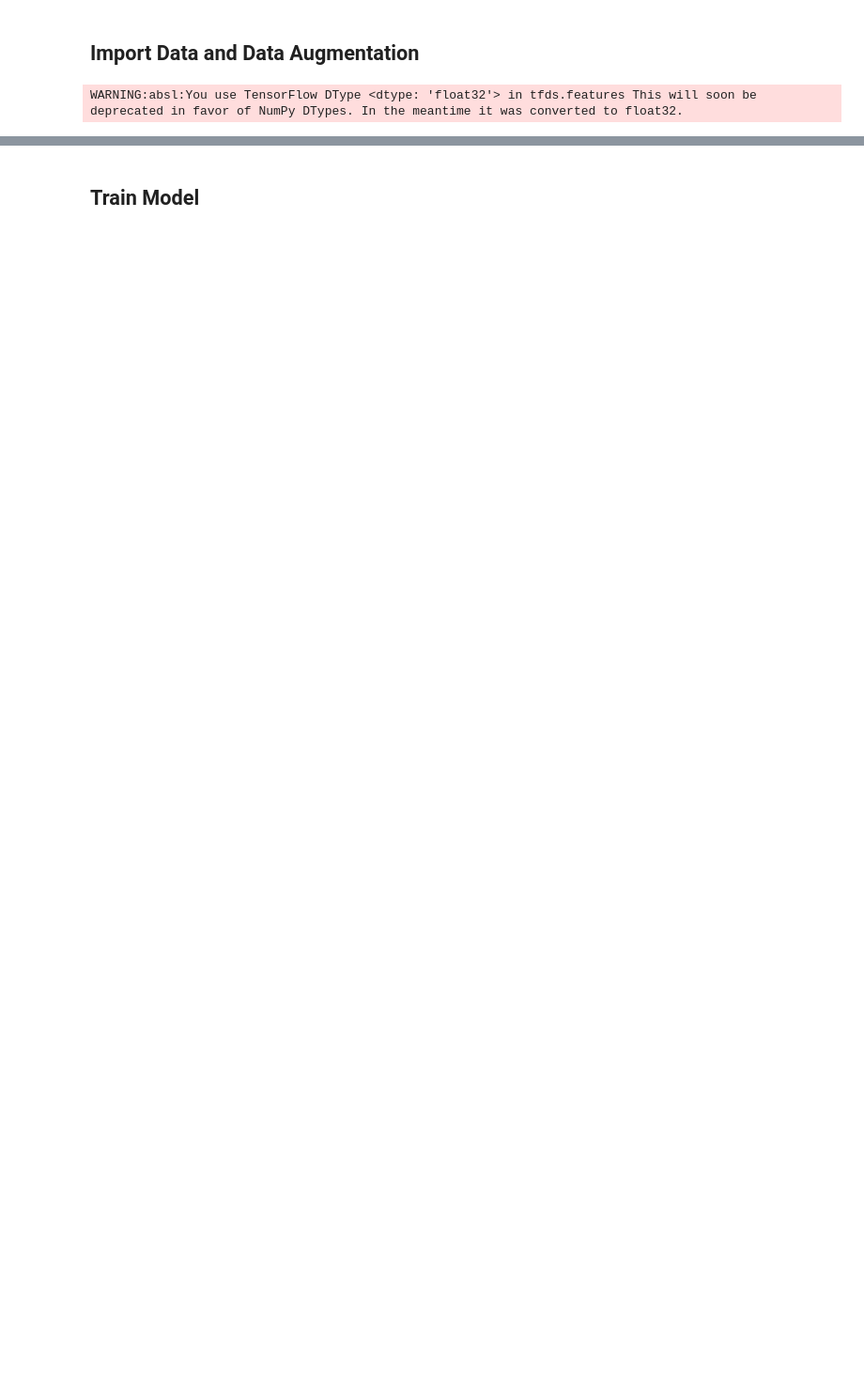
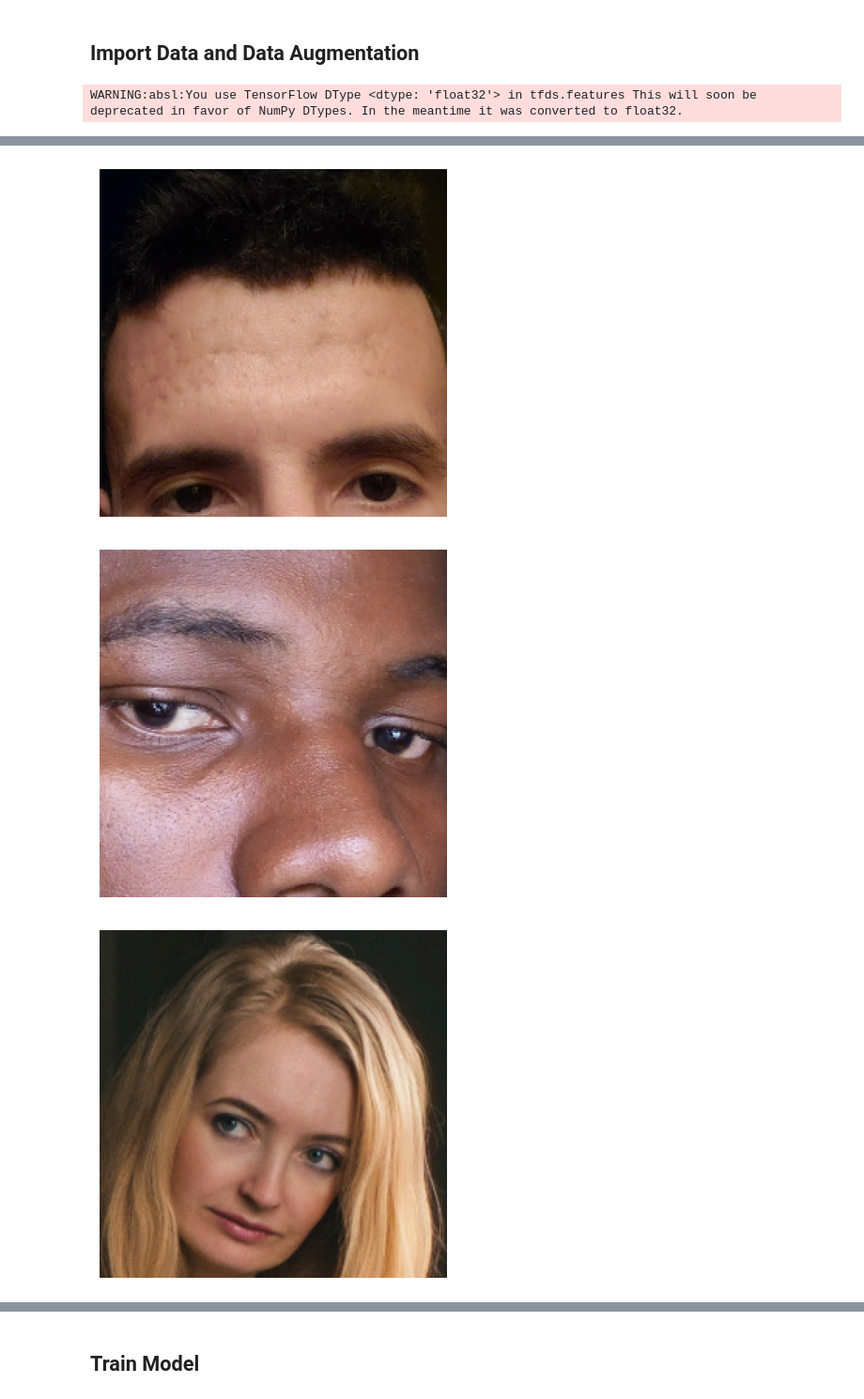
Before and after one commit to Bangkit-C242-PS177/ML, a Jupyter notebook: skin_conditions.ipynb, the cells around one changed output, grey strips where cells are left out. Shown at 94% size. Saved outputs shown, nothing was run; the diff lists cells and outputs as text; code cells hidden in the pictures; blank space fills up the shorter version.

```diff
--- a/skin_conditions.ipynb
+++ b/skin_conditions.ipynb
@@ -22,7 +22,7 @@ from sklearn.metrics import multilabel_confusion_matrix, classification_report
 from dotenv import load_dotenv
 
 load_dotenv()
-datasets_path = os.getenv('DATASET_PATH_CONDITIONS')
+datasets_path = os.getenv('DATASET_PATH_CONDITIONS_2')
 # %%
 # Importing MobileNetV2 Model With ImagNet Weight Without The Top Layer
 base_model = MobileNetV2(weights='imagenet', include_top=False, input_shape=(224, 224, 3))
@@ -276,0 +176,12 @@ WARNING:absl:You use TensorFlow DType <dtype: 'float32'> in tfds.features This w
+# %%
+# Memuat dataset dalam bentuk builder untuk melakukan cek
+ds_train = builder.as_dataset(split='train')
+ds_val = builder.as_dataset(split='val')
+ds_test = builder.as_dataset(split='test')
+# %%
+# Filter dan tampilkan label dengan nilai [1, 1, 0]
+for i, example in enumerate(ds_train):
+    label = example['label'].numpy()  # Ambil label sebagai numpy array
+    # print(f"Label {i + 1}: {label}")
+    if (label == [1, 1, 0]).all():
+        print(f"Label {i + 1}: {label}")
@@ -276,0 +206,25 @@ WARNING:absl:You use TensorFlow DType <dtype: 'float32'> in tfds.features This w
+# %%
+import matplotlib.pyplot as plt
+import tensorflow as tf
+
+# Fungsi untuk menampilkan gambar
+def show_image(image):
+    # Konversi gambar tensor ke numpy array dan tampilkan dengan matplotlib
+    image = image.numpy()  # Ubah tensor menjadi numpy array
+    plt.imshow(image)
+    plt.axis('off')  # Nonaktifkan axis
+    plt.show()
+
+# Fungsi untuk menampilkan beberapa gambar
+def show_images_from_dataset(dataset, num_images=5):
+    for i, data in enumerate(dataset.take(num_images)):  # Ambil beberapa gambar pertama dari dataset
+        image = data['image']
+        # Tampilkan gambar
+        show_image(image)
+
+# Menampilkan gambar pertama dari ds_train
+show_images_from_dataset(ds_train, num_images=5)
+# %% [output]
+[figure, added]
+[figure, added]
+[figure, added]
```
Also changed, not shown: parts of 27 cells of this notebook, 6 other files.
